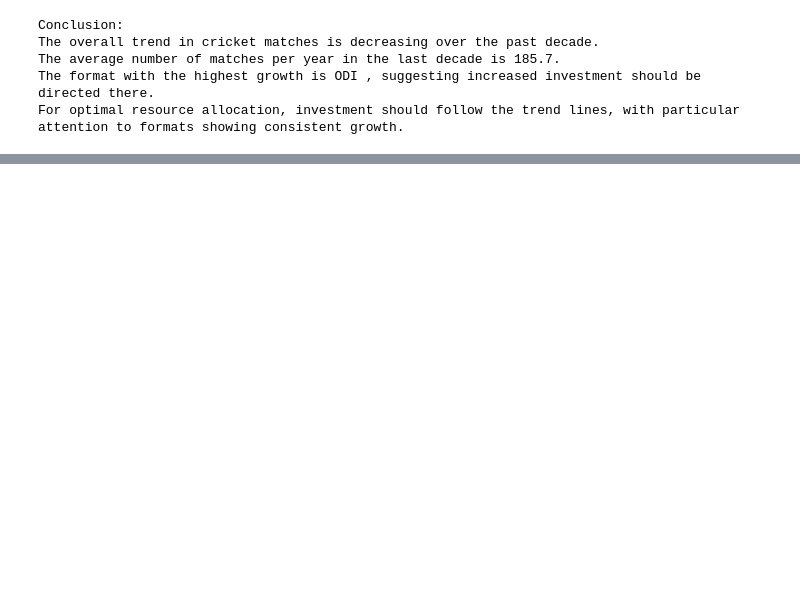
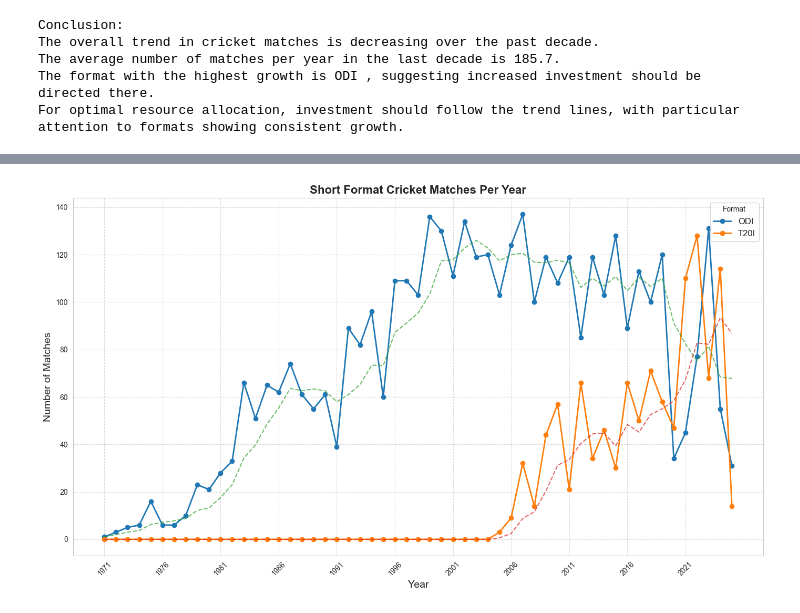
Before and after one commit to RussDai/Projects, a Jupyter notebook: 02_Data_Visuallization/01_Test_Nations_Data_Analysis/src/data_analysis_main.ipynb, the cells around one changed output, grey strips where cells are left out. Cells and saved outputs as stored; diff of their text form; code cells hidden in the pictures; blank space fills up the shorter version.

```diff
--- a/02_Data_Visuallization/01_Test_Nations_Data_Analysis/src/data_analysis_main.ipynb
+++ b/02_Data_Visuallization/01_Test_Nations_Data_Analysis/src/data_analysis_main.ipynb
@@ -356,0 +418,4 @@ For optimal resource allocation, investment should follow the trend lines, with
+# %%
+# Ensure start_date is in datetime format:
+if not pd.api.types.is_datetime64_any_dtype(short_formats['start_date']):
+    short_formats['start_date'] = pd.to_datetime(short_formats['start_date'], errors='coerce')
@@ -356,0 +551,22 @@ For optimal resource allocation, investment should follow the trend lines, with
+# %%
+# Create a line chart showing yearly matches (not cumulative)
+plt.figure(figsize=(14, 8))
+for column in format_pivot.columns:
+    plt.plot(format_pivot.index, format_pivot[column], marker='o', linewidth=2, label=column)
+
+plt.title('Short Format Cricket Matches Per Year', fontsize=16, fontweight='bold')
+plt.xlabel('Year', fontsize=14)
+plt.ylabel('Number of Matches', fontsize=14)
+plt.legend(title='Format', fontsize=12)
+plt.grid(True, linestyle='--', alpha=0.7)
+plt.xticks(format_pivot.index[::5], rotation=45)  # Show every 5th year
+
+# Calculate and plot 5-year moving averages
+for column in format_pivot.columns:
+    ma = format_pivot[column].rolling(window=5, min_periods=1).mean()
+    plt.plot(format_pivot.index, ma, linestyle='--', linewidth=1.5, alpha=0.7, label=f'{column} (5-yr MA)')
+
+plt.tight_layout()
+plt.show()
+# %% [output]
+[figure, added]
```
Also changed, not shown: parts of 64 cells of this notebook, 2 other files.
